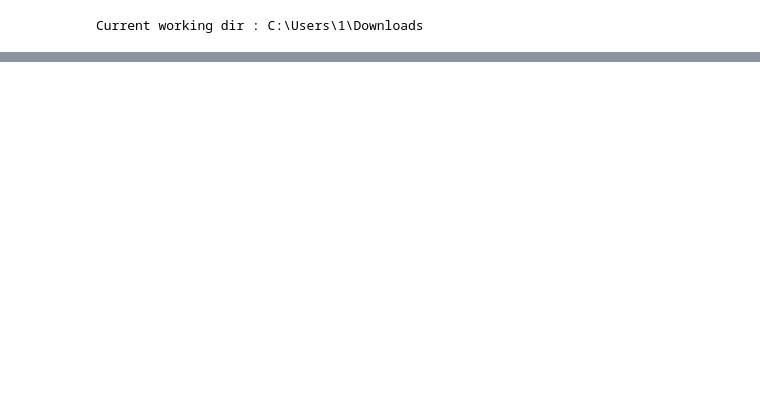
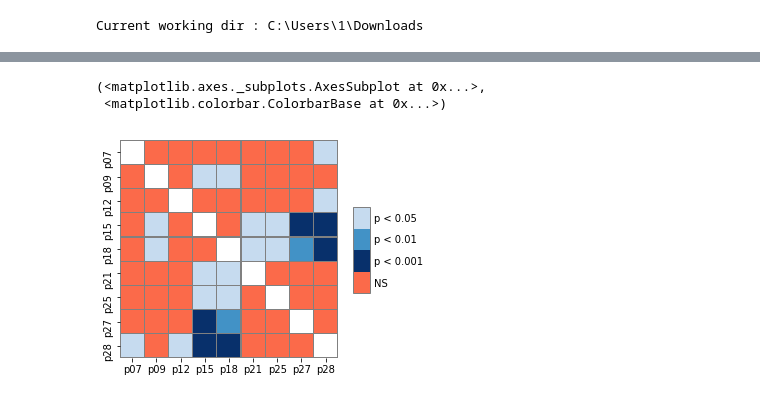
Before and after one commit to Dan609/stat, a Jupyter notebook: significance_plot.ipynb, the cells around one changed output, grey strips where cells are left out. Cells and saved outputs as stored; diff of their text form; code cells hidden in the pictures; blank space fills up the shorter version.

```diff
--- a/significance_plot.ipynb
+++ b/significance_plot.ipynb
@@ -154,0 +127,7 @@ sp.sign_plot(pc, **heatmap_args)
+# %%
+pc = sp.posthoc_conover(df, val_col='bTau', group_col='probe', p_adjust='fdr_bh')
+sp.sign_plot(pc, **heatmap_args)
+# %% [output]
+(<matplotlib.axes._subplots.AxesSubplot at 0x...>,
+ <matplotlib.colorbar.ColorbarBase at 0x...>)
+[figure, added]
```
Also changed, not shown: parts of 81 cells of this notebook, 6 other files.
